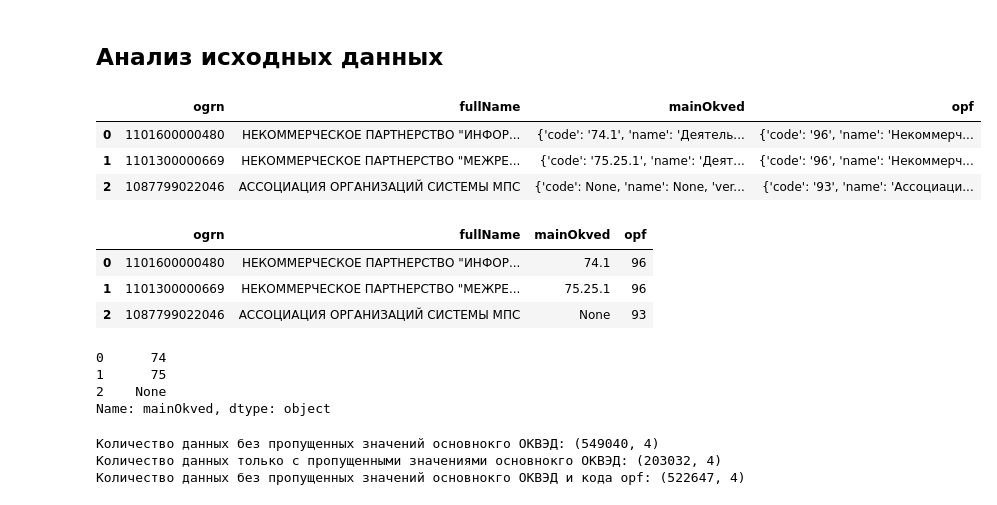
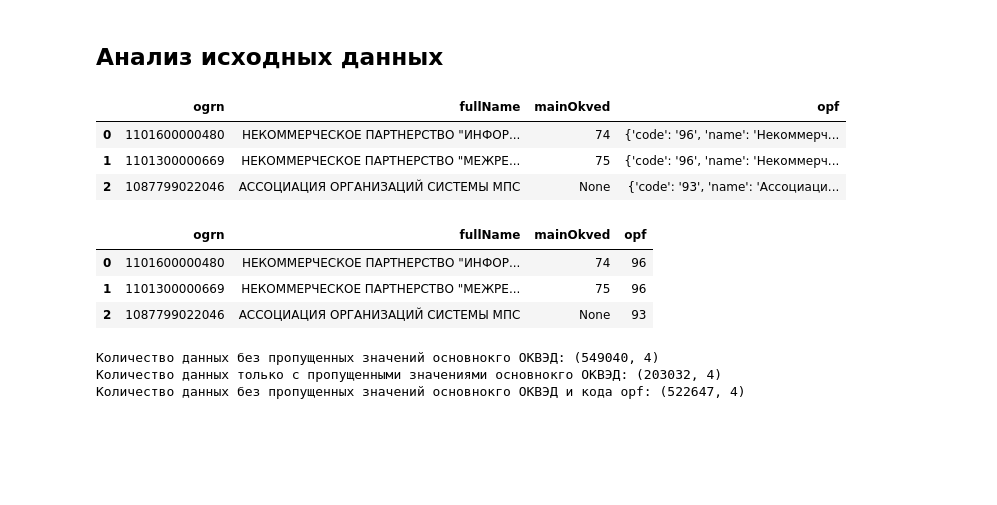
Before and after one commit to ASGlazyrin/ASG_SF_Rep, a Jupyter notebook: Diplom/search_mainOkved.ipynb, the cells around one changed output. Drawn from its saved outputs; the diff is of its cells as text; code cells hidden in the pictures; blank space fills up the shorter version.

Commit message:
Ver.5 (обработка регионов и ОКВЭД)

```diff
--- a/Diplom/search_mainOkved.ipynb
+++ b/Diplom/search_mainOkved.ipynb
@@ -22,20 +22,19 @@
 # %%
 # Сбор данных
 
 import pandas as pd
 
-df_full = pd.read_csv("data/target_data.csv")
-df = df_full[['ogrn','fullName','mainOkved','opf']].copy()
+df = pd.read_csv("data/search_mainOkved.csv")
 df.head(3)
 # %% [output]
 |  | ogrn | fullName | mainOkved | opf |
-| 0 | 1101600000480 | НЕКОММЕРЧЕСКОЕ ПАРТНЕРСТВО "ИНФОР... | {'code': '74.1', 'name': 'Деятель... | {'code': '96', 'name': 'Некоммерч... |
-| 1 | 1101300000669 | НЕКОММЕРЧЕСКОЕ ПАРТНЕРСТВО "МЕЖРЕ... | {'code': '75.25.1', 'name': 'Деят... | {'code': '96', 'name': 'Некоммерч... |
-| 2 | 1087799022046 | АССОЦИАЦИЯ ОРГАНИЗАЦИЙ СИСТЕМЫ МПС | {'code': None, 'name': None, 'ver... | {'code': '93', 'name': 'Ассоциаци... |
+| 0 | 1101600000480 | НЕКОММЕРЧЕСКОЕ ПАРТНЕРСТВО "ИНФОР... | 74 | {'code': '96', 'name': 'Некоммерч... |
+| 1 | 1101300000669 | НЕКОММЕРЧЕСКОЕ ПАРТНЕРСТВО "МЕЖРЕ... | 75 | {'code': '96', 'name': 'Некоммерч... |
+| 2 | 1087799022046 | АССОЦИАЦИЯ ОРГАНИЗАЦИЙ СИСТЕМЫ МПС | None | {'code': '93', 'name': 'Ассоциаци... |
 # %%
-# Обработка признаков mainOkved и opf: выделение кода из значения признака
+# Обработка признака opf: выделение кода из значения признака
 
-# Функция для извлечения значений 'code' из словаря признаков mainOkved и opf
+# Функция для извлечения значений 'code' из словаря признака opf
 def code_dict(df_dict):
     #аргумент df_dict: значение признака, представляет собой словарь;
     #                             у каждого словаря есть ключи: code, name.
@@ -45,27 +44,15 @@ def code_dict(df_dict):
     df_dict = df_dict.split(',')[0] #Удаление всех символов после запятой включительно
     return df_dict
 
-# Обработка mainOkved (сведения об основном ОКВЭД): выводим только код
-df['mainOkved'] = df['mainOkved'].apply(lambda x: code_dict(x))
 # Обработка opf (расшифровка наименования ОПФ): выводим только код
 df['opf'] = df['opf'].apply(lambda x: code_dict(x))
 
 df[['ogrn','fullName','mainOkved','opf']].head(3)
 # %% [output]
 |  | ogrn | fullName | mainOkved | opf |
-| 0 | 1101600000480 | НЕКОММЕРЧЕСКОЕ ПАРТНЕРСТВО "ИНФОР... | 74.1 | 96 |
-| 1 | 1101300000669 | НЕКОММЕРЧЕСКОЕ ПАРТНЕРСТВО "МЕЖРЕ... | 75.25.1 | 96 |
+| 0 | 1101600000480 | НЕКОММЕРЧЕСКОЕ ПАРТНЕРСТВО "ИНФОР... | 74 | 96 |
+| 1 | 1101300000669 | НЕКОММЕРЧЕСКОЕ ПАРТНЕРСТВО "МЕЖРЕ... | 75 | 96 |
 | 2 | 1087799022046 | АССОЦИАЦИЯ ОРГАНИЗАЦИЙ СИСТЕМЫ МПС | None | 93 |
-# %%
-# Для повышения вероятности определения кода основного ОКВЭД
-# будем работать только с первой группой кода, т.е. до точки: например, 74.1.1 меняем на 74
-df['mainOkved'] = df['mainOkved'].apply(lambda x: x.split('.')[0])
-df['mainOkved'].head(3)
-# %% [output]
-0      74
-1      75
-2    None
-Name: mainOkved, dtype: object
 # %%
 #Соберем аналитические данные
 
```
Also changed, not shown: 2 other files.
